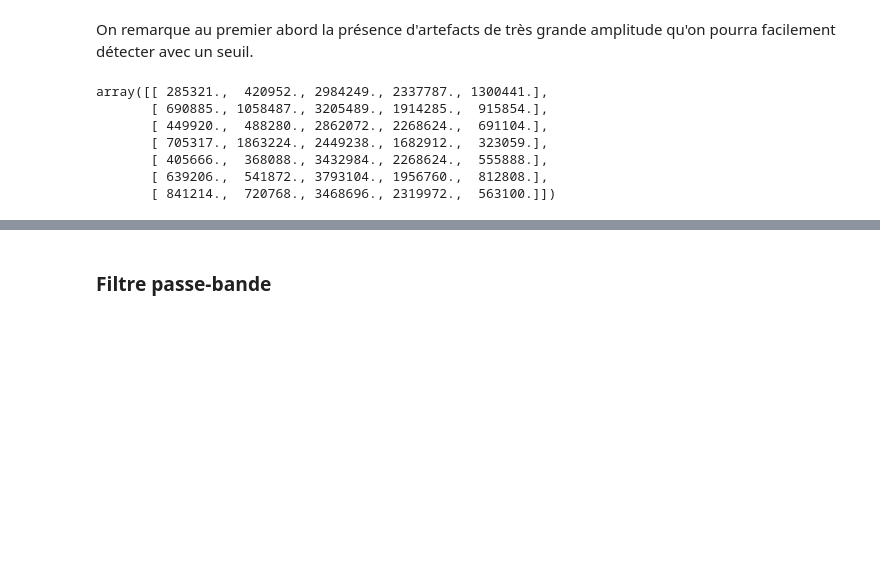
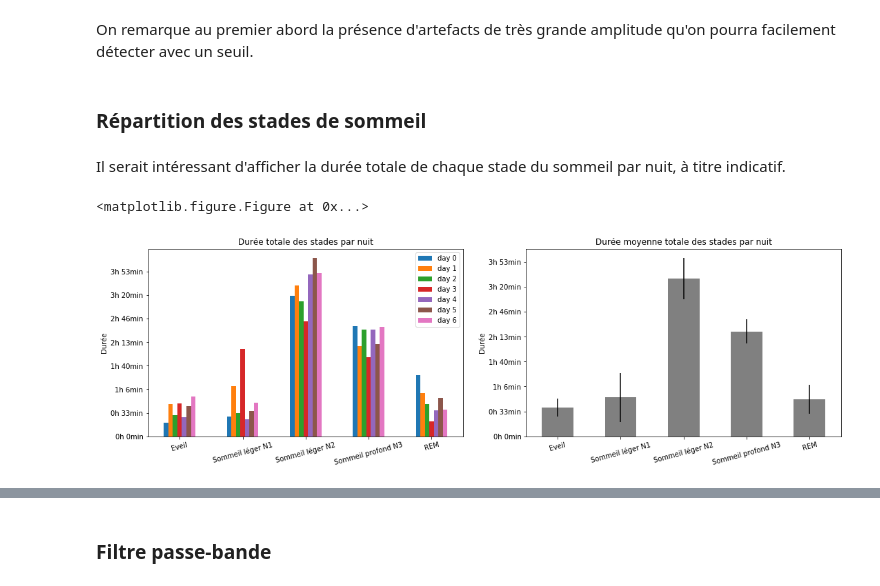
Before and after one commit to ArnoBen/SleepSpindles, a Jupyter notebook: SpindleDetection.ipynb, the cells around one changed output, grey strips where cells are left out. Cells and saved outputs as stored; diff of their text form; code cells hidden in the pictures; blank space fills up the shorter version.

```diff
--- a/SpindleDetection.ipynb
+++ b/SpindleDetection.ipynb
@@ -70,29 +71,56 @@ plt.show()
 [figure]
 # %% [markdown]
 On remarque au premier abord la présence d'artefacts de très grande amplitude qu'on pourra facilement détecter avec un seuil.
-# %%
-plt.clf()
-x = [None] * 7
-duration_sleep_stages = np.zeros([7,5])
-fig, ax = plt.subplots()
-
-for i in range(n_days):
-    for j in range(5):
-        duration_sleep_stages[i,j] = np.sum(hypnograms_long[i] == j)
-    x[i] = duration_sleep_stages[i]
-    ax.bar(np.arange(5) + i,x[i], 1)
-ax.set_xlabel('Stades')
-ax.set_ylabel('Durée')
-ax.set_title('Durée totale des stades par nuit')
-ax.set_xticklabels(('Eveil', 'Sommeil léger N1', 'Sommeil léger N2', 'Sommeil profond N3', 'REM'))
-ax.legend()
-duration_sleep_stages
-plt.show()
-# %% [output]
-array([[ 285321.,  420952., 2984249., 2337787., 1300441.],
-       [ 690885., 1058487., 3205489., 1914285.,  915854.],
-       [ 449920.,  488280., 2862072., 2268624.,  691104.],
-       [ 705317., 1863224., 2449238., 1682912.,  323059.],
-       [ 405666.,  368088., 3432984., 2268624.,  555888.],
-       [ 639206.,  541872., 3793104., 1956760.,  812808.],
-       [ 841214.,  720768., 3468696., 2319972.,  563100.]])
+# %% [markdown]
+### Répartition des stades de sommeil
+# %% [markdown]
+Il serait intéressant d'afficher la durée totale de chaque stade du sommeil par nuit, à titre indicatif.
+# %%
+labels = ['Eveil', 'Sommeil léger N1', 'Sommeil léger N2', 'Sommeil profond N3', 'REM']
+
+plt.clf()
+
+
+fig, axes = plt.subplots(nrows=1, ncols=2)
+
+len_sleep_stg = np.zeros([7,5])
+for i in range(n_days):
+    for j in range(5):
+        len_sleep_stg[i,j] = np.sum(hypnograms_long[i] == j)
+len_sleep_stg = len_sleep_stg.T
+col = ['day ' + str(c) for c in range(7)]
+df1 = DataFrame(len_sleep_stg, columns=col, index=labels)
+ax = df1.plot.bar(ax=axes[0], figsize = (18,5))
+ax.set_ylabel('Durée')
+ax.set_title('Durée totale des stades par nuit')
+ax.set_xticklabels(('Eveil', 'Sommeil léger N1', 'Sommeil léger N2', 'Sommeil profond N3', 'REM'), rotation = 15)
+yticks = ax.get_yticks()
+new_yticks = []
+for i in range(len(yticks)) :
+    t = myAlgos.pointsToTime(yticks[i])
+    new_yticks.append(str(t[0]) + 'h ' + str(t[1]) + 'min')
+ax.set_yticklabels(new_yticks)
+ax.legend()
+
+#Calculons les moyennes de ces temps
+
+len_sleep_mean = []
+len_sleep_std = []
+for i in range(5) :
+    len_sleep_mean.append(np.mean(len_sleep_stg[i]))
+    len_sleep_std.append(np.std(len_sleep_stg[i]))
+df2 = DataFrame(len_sleep_mean, index=labels)
+ax = df2.plot.bar(ax=axes[1], yerr=len_sleep_std, figsize = (18,5), legend = False, color = 'grey')
+ax.set_ylabel('Durée')
+ax.set_title('Durée moyenne totale des stades par nuit')
+ax.set_xticklabels(('Eveil', 'Sommeil léger N1', 'Sommeil léger N2', 'Sommeil profond N3', 'REM'), rotation = 15)
+for i in range(len(yticks)) :
+    t = myAlgos.pointsToTime(yticks[i])
+    new_yticks.append(str(t[0]) + 'h ' + str(t[1]) + 'min')
+ax.set_yticklabels(new_yticks)
+yticks = ax.get_yticks()
+
+plt.show()
+# %% [output]
+<matplotlib.figure.Figure at 0x...>
+[figure, added]
```
Also changed, not shown: parts of 14 cells of this notebook.
